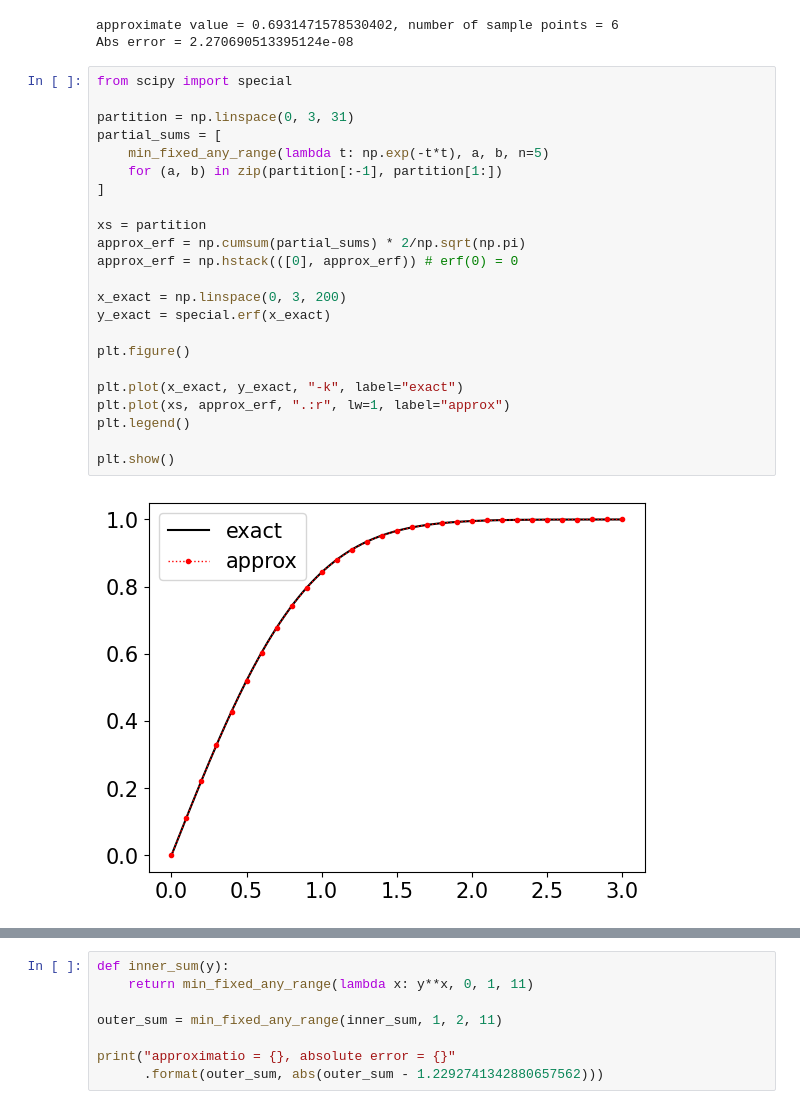
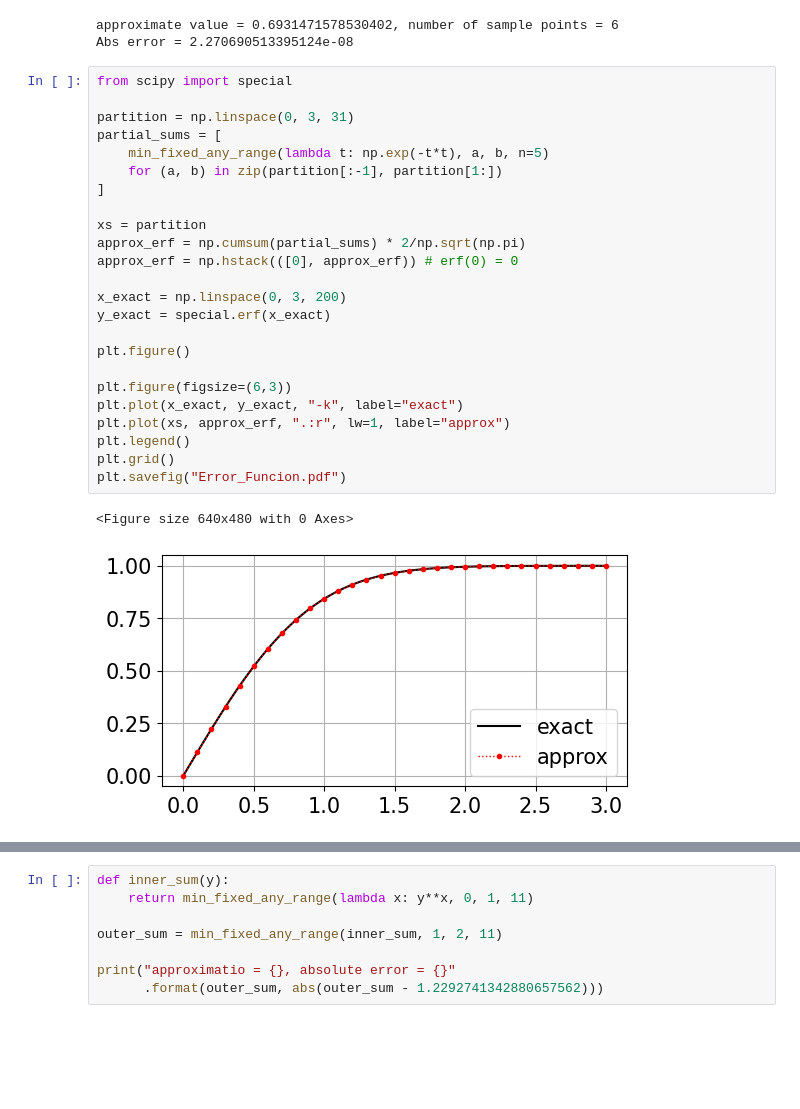
Before and after one commit to La-Folia/Numerical-Analysis, a Jupyter notebook: Integration_of_Functions/Implement_Your_Own_Fixed_quad.ipynb, the cells around one changed output, grey strips where cells are left out. Cells and saved outputs as stored; diff of their text form; blank space fills up the shorter version.

```diff
--- a/Integration_of_Functions/Implement_Your_Own_Fixed_quad.ipynb
+++ b/Integration_of_Functions/Implement_Your_Own_Fixed_quad.ipynb
@@ -107,25 +107,27 @@ Abs error = 2.270690513395124e-08
 # %%
 from scipy import special
 
 partition = np.linspace(0, 3, 31)
 partial_sums = [
     min_fixed_any_range(lambda t: np.exp(-t*t), a, b, n=5)
     for (a, b) in zip(partition[:-1], partition[1:])
 ]
 
 xs = partition
 approx_erf = np.cumsum(partial_sums) * 2/np.sqrt(np.pi)
 approx_erf = np.hstack(([0], approx_erf)) # erf(0) = 0
 
 x_exact = np.linspace(0, 3, 200)
 y_exact = special.erf(x_exact)
 
 plt.figure()
 
+plt.figure(figsize=(6,3))
 plt.plot(x_exact, y_exact, "-k", label="exact")
 plt.plot(xs, approx_erf, ".:r", lw=1, label="approx")
 plt.legend()
-
-plt.show()
+plt.grid()
+plt.savefig("Error_Funcion.pdf")
 # %% [output]
+<Figure size 640x480 with 0 Axes>
-[figure, old version]
+[figure, new version]
```
Also changed, not shown: parts of 6 cells of this notebook, 9 other files.
